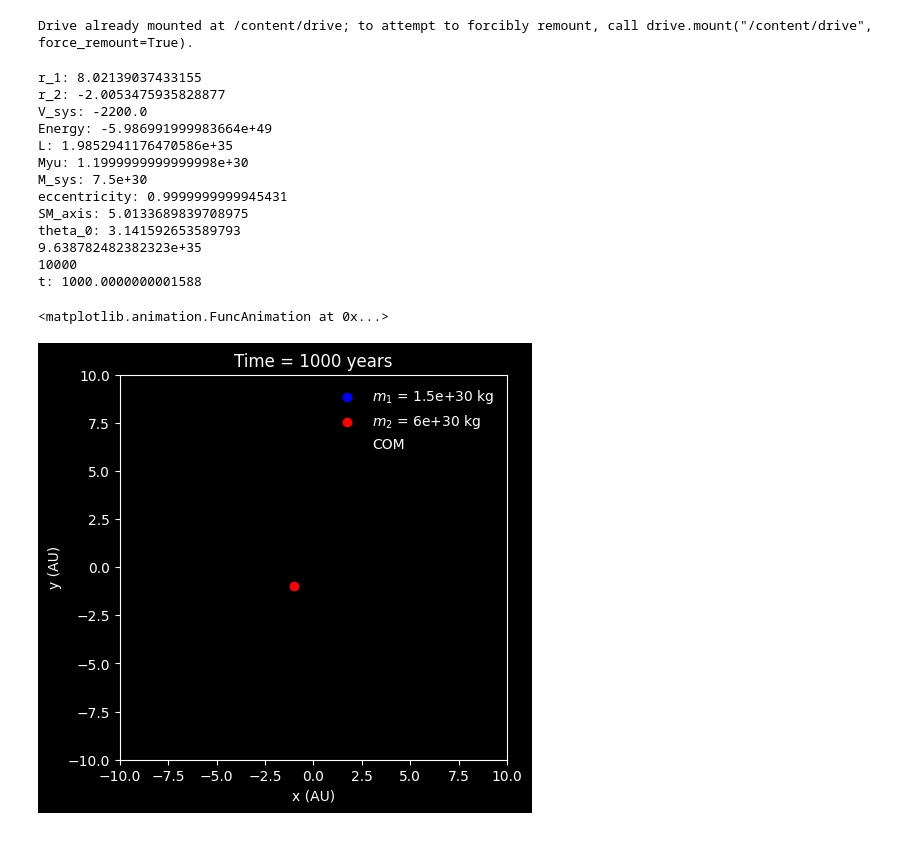
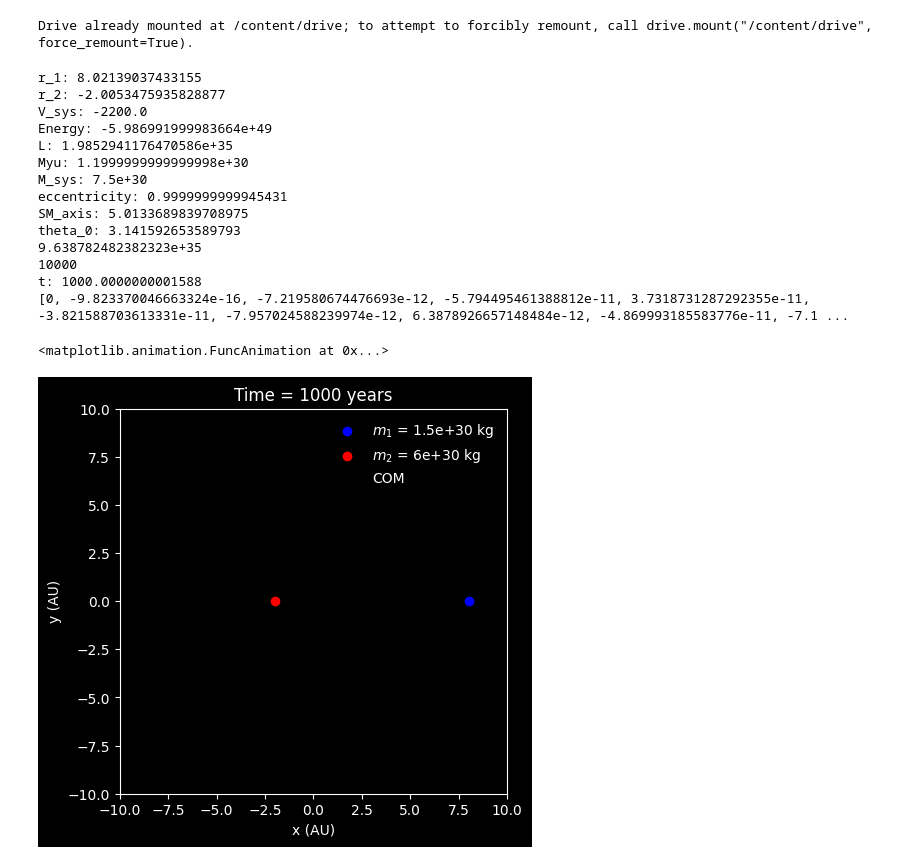
Before and after one commit to XPikadragonX/desihigh, a Jupyter notebook: Two_Body_Orbit_Project.ipynb, the cells around one changed output. Drawn from its saved outputs; the diff is of its cells as text; code cells hidden in the pictures.

```diff
--- a/Two_Body_Orbit_Project.ipynb
+++ b/Two_Body_Orbit_Project.ipynb
@@ -87,25 +87,36 @@ print("theta_0:",theta_0)
 
 theta = theta_0
 
+R_1x =[r_1]
+R_1y =[0]
+R_2x =[r_2]
+R_2y =[0]
+
 n=0
 t=0
 while t <t_max:
   Rho = (SM_axis*(1-eccentricity**2))/(1+eccentricity*(np.cos(theta)))
+
+  Rho_1 = (-Myu/m_1)*Rho
+  Rho_2 = (Myu/m_2)*Rho
+  R_1varx = Rho_1*np.cos(theta)
+  R_1vary = Rho_1*np.sin(theta)
+  R_2varx = Rho_2*np.cos(theta)
+  R_2vary = Rho_2*np.sin(theta)
+
+  R_1x.append(R_1varx)
+  R_1y.append(R_1vary)
+  R_2x.append(R_2varx)
+  R_2y.append(R_2vary)
+
   theta = theta + (L_init/(Myu*Rho**2))*delta_t
   n=n+1
   t=t+dt
 
-  Rho_x = Rho*np.cos(theta)
-  Rho_y = Rho*np.cos(theta)
-  R_1varx = (-Myu/m_1)*Rho_x-1
-  R_1vary = (-Myu/m_1)*Rho_y-1
-  R_2varx = (Myu/m_2)*Rho_x-1
-  R_2vary = (Myu/m_2)*Rho_y-1
-
-
 print(theta)
 print(n)
 print("t:",t)
+print(R_1y)
 # %% [output]
 r_1: 8.02139037433155
 r_2: -2.0053475935828877
@@ -120,53 +131,55 @@ theta_0: 3.141592653589793
 9.638782482382323e+35
 10000
 t: 1000.0000000001588
+[0, -9.823370046663324e-16, -7.219580674476693e-12, -5.794495461388812e-11, 3.7318731287292355e-11, -3.821588703613331e-11, -7.957024588239974e-12, 6.3878926657148484e-12, -4.869993185583776e-11, -7.1 ...
 # %%
 from matplotlib import animation, rc
 nsteps= 50
+
 rc('animation', html='jshtml') # this will make the animation run in colab
 
 %matplotlib inline
 
 # Her we set some arrays that contain the positions of m1 and m2 in cartesian coordinates
-pos1 = np.array([R_1varx,R_1vary])
-pos2 = np.array([R_2varx,R_2vary])
+pos1 = np.array([R_1x,R_1y])
+pos2 = np.array([R_2x,R_2y])
 
 def animate_func(num):
     ax.clear()  # Clears the figure to update the line, point,title, and axes
     # Updating Trajectory Line (num+1 due to Python indexing)
-    ax.plot(pos1[ :num+1], pos1[ :num+1], c='blue')
+    ax.plot(pos1[0, :num+1], pos1[1, :num+1], c='blue')
 
     # Updating Point Location
-    ax.scatter(pos1[ num % 2], pos1[ num % 2],
+    ax.scatter(pos1[0, num], pos1[1, num],
                c='blue', marker='o', label=f'$m_1$ = {m_1} kg')
 
     # Updating Trajectory Line (num+1 due to Python indexing)
-    ax.plot(pos2[:num+1], pos2[ :num+1], c='red')
+    ax.plot(pos2[0,:num+1], pos2[1, :num+1], c='red')
     # Updating Point Location
-    ax.scatter(pos2[ num%2], pos2[ num%2],
+    ax.scatter(pos2[0, num], pos2[1, num],
                c='red', marker='o', label=f'$m_2$ = {m_2} kg')   # title, and axes
 
     # set COM pos should be at origin
     ax.scatter(0,0,color='k', label='COM')
 
     # Setting Axes Limits
     #ax.set_xlim(x.min()*2, -x.min()*2)
     #ax.set_ylim(x.min()*2, -x.min()*2)
     ax.set_xlim(-10,10)
     ax.set_ylim(-10, 10)
 
     # Adding Figure Labels
     ax.set_title(f'Time = {t_max} years')
     ax.legend(loc='upper right', frameon=False)
     ax.set_xlabel('x (AU)')
     ax.set_ylabel('y (AU)')
 
 # Plotting the Animation
 fig = plt.figure(figsize=(5,5));
 ax = plt.axes();
 line_ani = animation.FuncAnimation(fig, animate_func, interval=50,frames=nsteps);
 
 line_ani
 # %% [output]
 <matplotlib.animation.FuncAnimation at 0x...>
-[figure, old version]
+[figure, new version]
```
